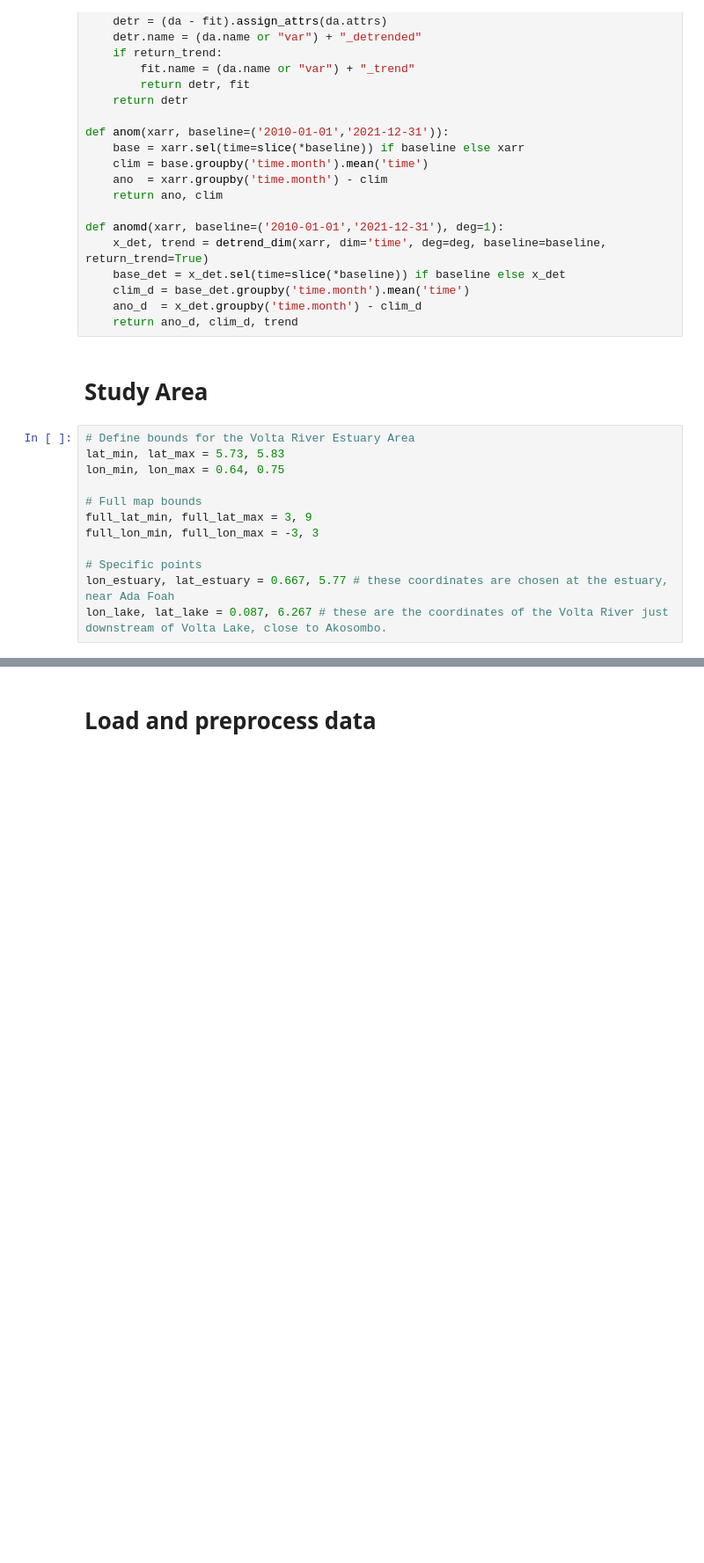
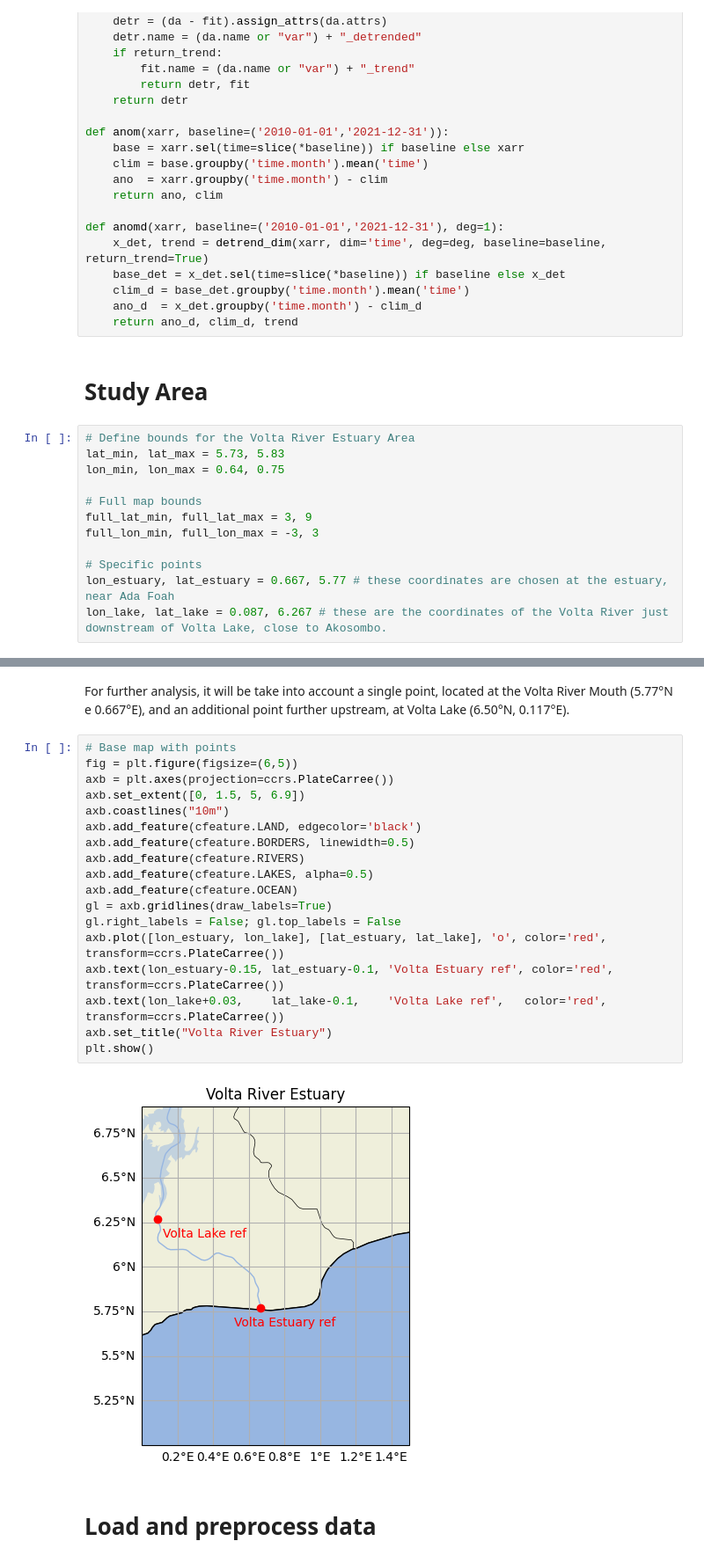
Before and after one commit to AlessandraGolini/SoC_master_thesis, a Jupyter notebook: script/keta_analysis.ipynb, the cells around one changed output, grey strips where cells are left out. Shown at 88% size. Saved outputs shown, nothing was run; the diff lists cells and outputs as text; blank space fills up the shorter version.

```diff
--- a/script/keta_analysis.ipynb
+++ b/script/keta_analysis.ipynb
@@ -239,2 +194,24 @@ plt.show()
+# %% [markdown]
+For further analysis, it will be take into account a single point, located at the Volta River Mouth (5.77°N e 0.667°E), and an additional point further upstream, at Volta Lake (6.50°N, 0.117°E).
+# %%
+# Base map with points
+fig = plt.figure(figsize=(6,5))
+axb = plt.axes(projection=ccrs.PlateCarree())
+axb.set_extent([0, 1.5, 5, 6.9])
+axb.coastlines("10m")
+axb.add_feature(cfeature.LAND, edgecolor='black')
+axb.add_feature(cfeature.BORDERS, linewidth=0.5)
+axb.add_feature(cfeature.RIVERS)
+axb.add_feature(cfeature.LAKES, alpha=0.5)
+axb.add_feature(cfeature.OCEAN)
+gl = axb.gridlines(draw_labels=True)
+gl.right_labels = False; gl.top_labels = False
+axb.plot([lon_estuary, lon_lake], [lat_estuary, lat_lake], 'o', color='red', transform=ccrs.PlateCarree())
+axb.text(lon_estuary-0.15, lat_estuary-0.1, 'Volta Estuary ref', color='red', transform=ccrs.PlateCarree())
+axb.text(lon_lake+0.03,    lat_lake-0.1,    'Volta Lake ref',   color='red', transform=ccrs.PlateCarree())
+axb.set_title("Volta River Estuary")
+plt.show()
+# %% [output]
+[figure, added]
 # %% [markdown]
 # Load and preprocess data
```
Also changed, not shown: parts of 17 cells of this notebook.
